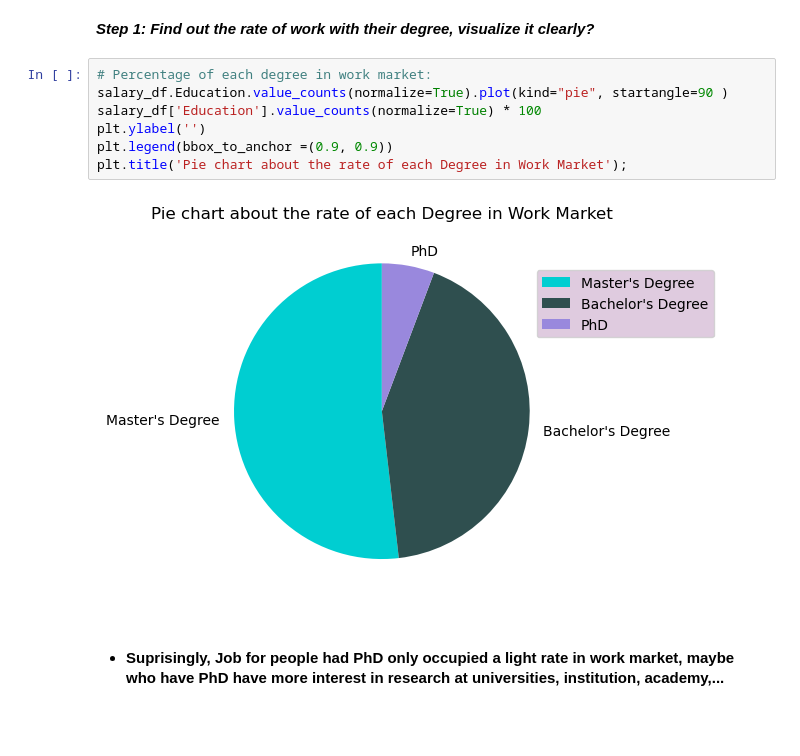
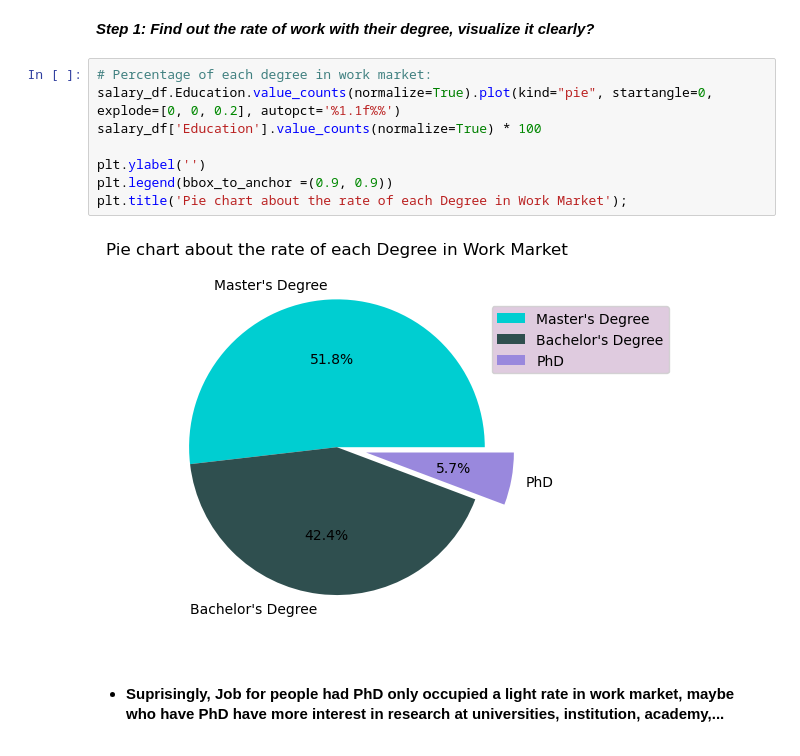
Before and after one commit to hoangvo1902/CSC17104_PROGRAMMING-FOR-DATA-SCIENCE, a Jupyter notebook: Final project_Completed.ipynb, the cells around one changed output. Saved outputs shown, nothing was run; the diff lists cells and outputs as text.

```diff
--- a/Final project_Completed.ipynb
+++ b/Final project_Completed.ipynb
@@ -477,13 +477,14 @@ Moreover, Column Education where has Highshool only occupy about 1% so that we c
 ***Step 1: Find out the rate of work with their degree, visualize it clearly?***
 # %%
 # Percentage of each degree in work market:
-salary_df.Education.value_counts(normalize=True).plot(kind="pie", startangle=90 )
+salary_df.Education.value_counts(normalize=True).plot(kind="pie", startangle=0, explode=[0, 0, 0.2], autopct='%1.1f%%')
 salary_df['Education'].value_counts(normalize=True) * 100
+
 plt.ylabel('')
 plt.legend(bbox_to_anchor =(0.9, 0.9))
 plt.title('Pie chart about the rate of each Degree in Work Market');
 # %% [output]
-[figure, old version]
+[figure, new version]
 # %% [markdown]
 - #### Suprisingly, Job for people had PhD only occupied a light rate in work market, maybe who have PhD have more interest in research at universities, institution, academy,...
 # %% [markdown]
```
Also changed, not shown: parts of 1 cell of this notebook.
